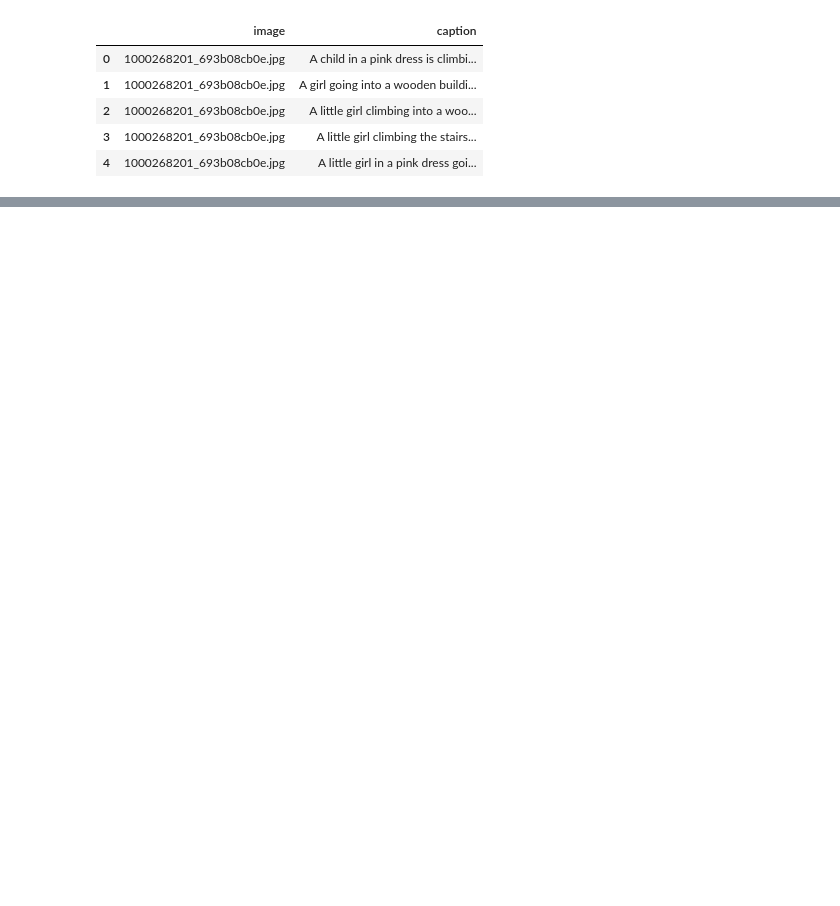
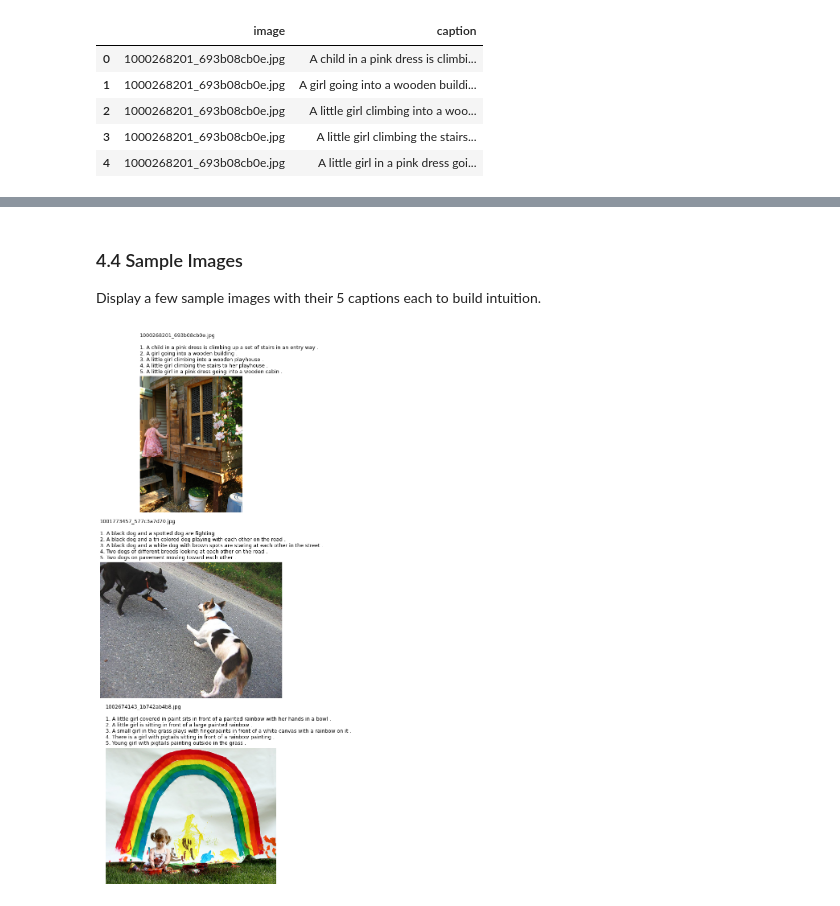
Before and after one commit to xxyourmoon/ml-image-captioning, a Jupyter notebook: notebooks/01_data_exploration.ipynb, the cells around one changed output, grey strips where cells are left out. Cells and saved outputs as stored; diff of their text form; code cells hidden in the pictures; blank space fills up the shorter version.

```diff
--- a/notebooks/01_data_exploration.ipynb
+++ b/notebooks/01_data_exploration.ipynb
@@ -37,0 +212,25 @@ df["image"]
+# %% [markdown]
+### 4.4 Sample Images
+
+Display a few sample images with their 5 captions each to build intuition.
+# %%
+sample_images = df["image"].unique()[:3]
+
+fig, axes = plt.subplots(3, 1, figsize=(8, 14))
+
+for i, img_name in enumerate(sample_images):
+    path = os.path.join(images_dir, img_name)
+    img = Image.open(path)
+
+    axes[i].imshow(img)
+    axes[i].axis("off")
+
+    caps = df[df["image"] == img_name]["caption"].tolist()
+    caption_text = "\n".join(f"{j+1}. {c}" for j, c in enumerate(caps))
+    axes[i].set_title(f"{img_name}\n\n{caption_text}",
+                      fontsize=9, loc="left")
+
+plt.tight_layout()
+plt.show()
+# %% [output]
+[figure, added]
```
Also changed, not shown: parts of 29 cells of this notebook, 18 other files.
